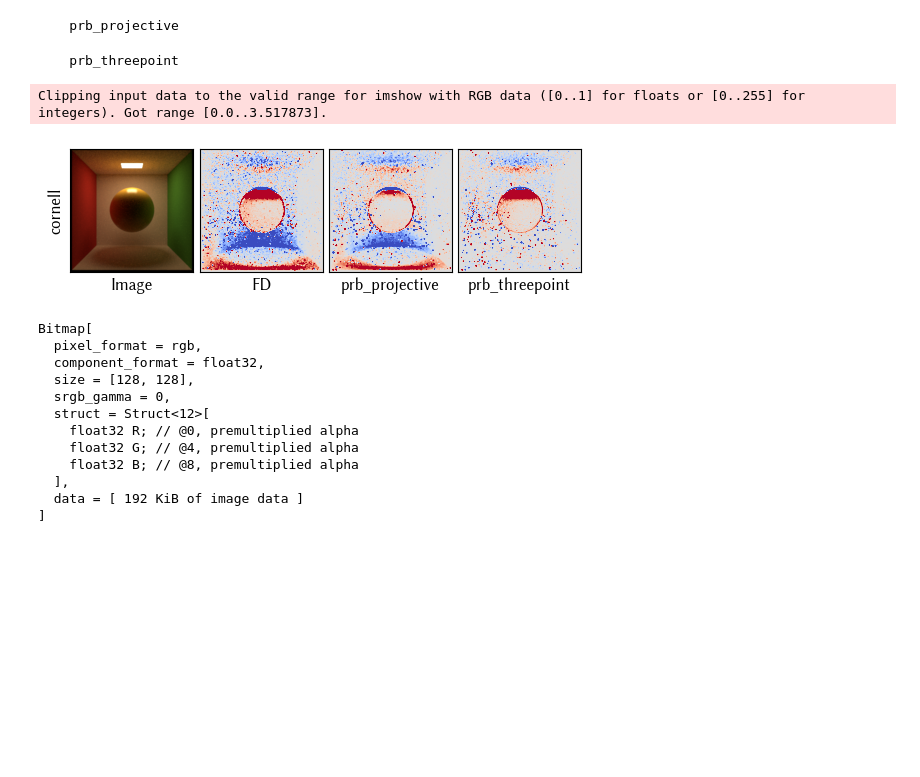
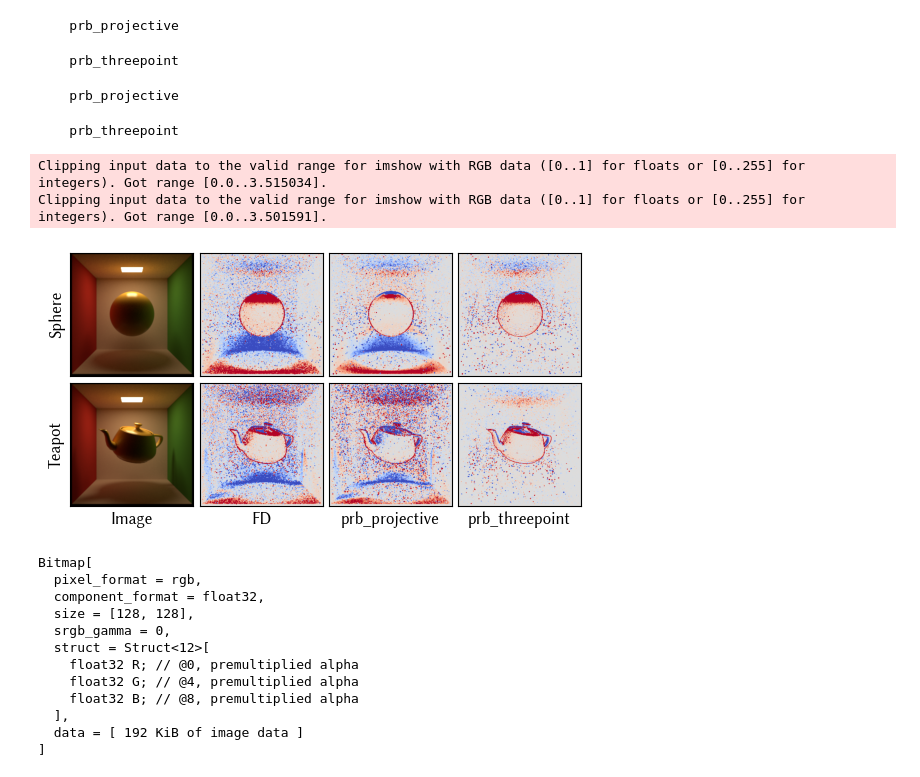
Before and after one commit to mworchel/mitsuba-missing-term, a Jupyter notebook: case_2_cornell_box.ipynb, the cells around one changed output. Cells and saved outputs as stored; diff of their text form; code cells hidden in the pictures; blank space fills up the shorter version.

Commit message:
Compare in more complex scene (teapot)

```diff
--- a/case_2_cornell_box.ipynb
+++ b/case_2_cornell_box.ipynb
@@ -38,10 +38,19 @@ def create_scene(integrator: str, resolution=(256, 256)):
 
     return scene_dict
 
-def apply_transform(params: mi.SceneParameters, original: mi.Transform4f, offset: float):
+def apply_transform_sphere(params: mi.SceneParameters, original: mi.Transform4f, offset: float):
     params['shape.to_world'] = mi.Transform4f().translate([0, 0, -offset]) @ original
     params.update()
     return params
+
+def apply_transform_mesh(params: mi.SceneParameters, original: Tuple[mi.Float, mi.Float], offset: float):
+    vertex_positions_original = original[0]
+    vertex_normals_original   = original[1]
+    transform = mi.Transform4f().translate([0, 0, -offset])
+    params['shape.vertex_positions'] = dr.ravel(transform.transform_affine(dr.unravel(mi.Point3f,  vertex_positions_original)))
+    params['shape.vertex_normals']   = dr.ravel(transform.transform_affine(dr.unravel(mi.Vector3f, vertex_normals_original)))
+    params.update()
+    return params
 # %%
 def generate_data(integrators: List[str], spp: int, spp_grad: int):
     data = {}
@@ -68,15 +89,18 @@ def generate_data(integrators: List[str], spp: int, spp_grad: int):
 
     return data
 # %%
-data = generate_data(['prb_projective', 'prb_threepoint'], spp=256, spp_grad=32)
+data = generate_data(['prb_projective', 'prb_threepoint'], spp=2048, spp_grad=2048)
 # %% [output]
     prb_projective
     prb_threepoint
+    prb_projective
+    prb_threepoint
 # %%
-generate_figure(['prb_projective', 'prb_threepoint'], data, Path("output/case_3_cornell.pdf"), grad_projection='red', square_r_setting_3=False)
+generate_figure(['prb_projective', 'prb_threepoint'], data, Path("output/case_3_cornell.pdf"), grad_projection='mean', square_r_setting_3=False)
 # %% [output]
-Clipping input data to the valid range for imshow with RGB data ([0..1] for floats or [0..255] for integers). Got range [0.0..3.517873].
+Clipping input data to the valid range for imshow with RGB data ([0..1] for floats or [0..255] for integers). Got range [0.0..3.515034].
+Clipping input data to the valid range for imshow with RGB data ([0..1] for floats or [0..255] for integers). Got range [0.0..3.501591].
-[figure, old version]
+[figure, new version]
 # %%
 scene_dict = create_scene('prb_projective', resolution=(128, 128))
 scene_dict['shape']['type'] = 'ply'
```
Also changed, not shown: parts of 2 cells of this notebook, 1 other file.
